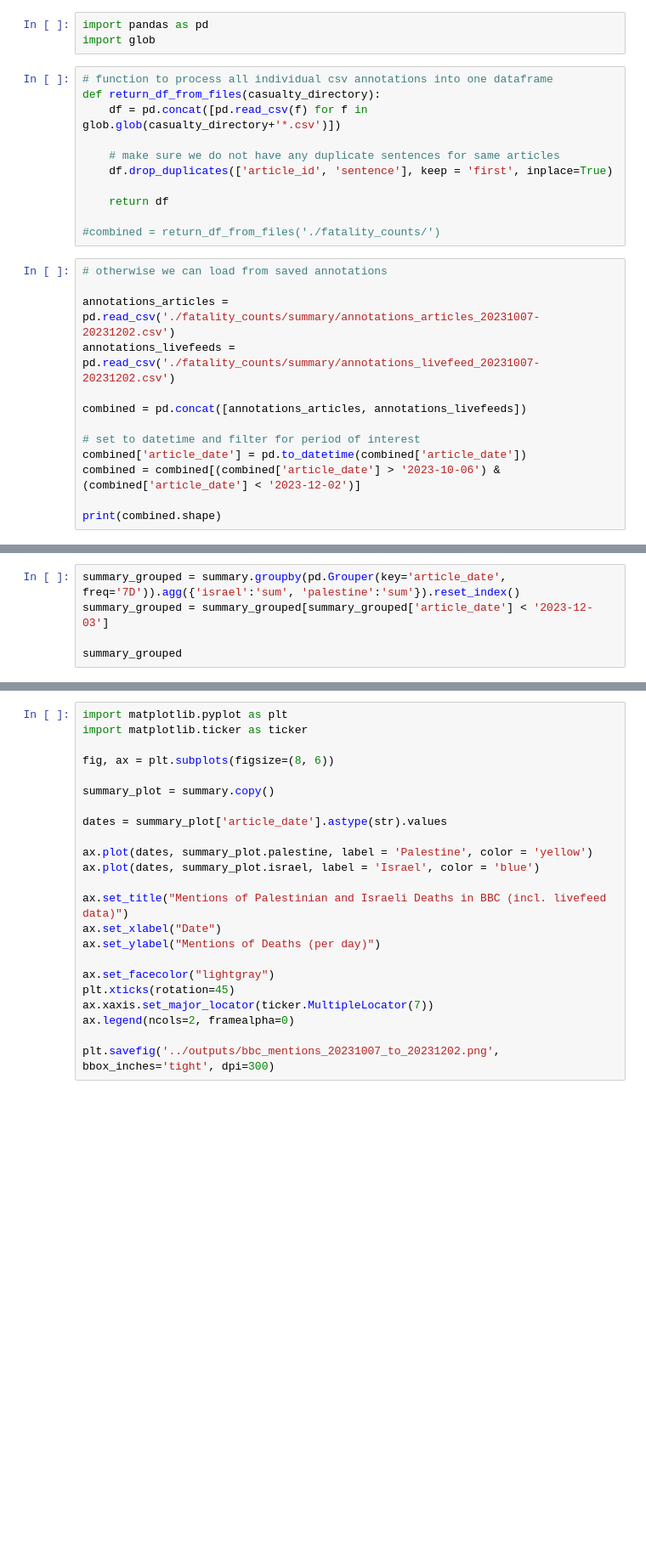
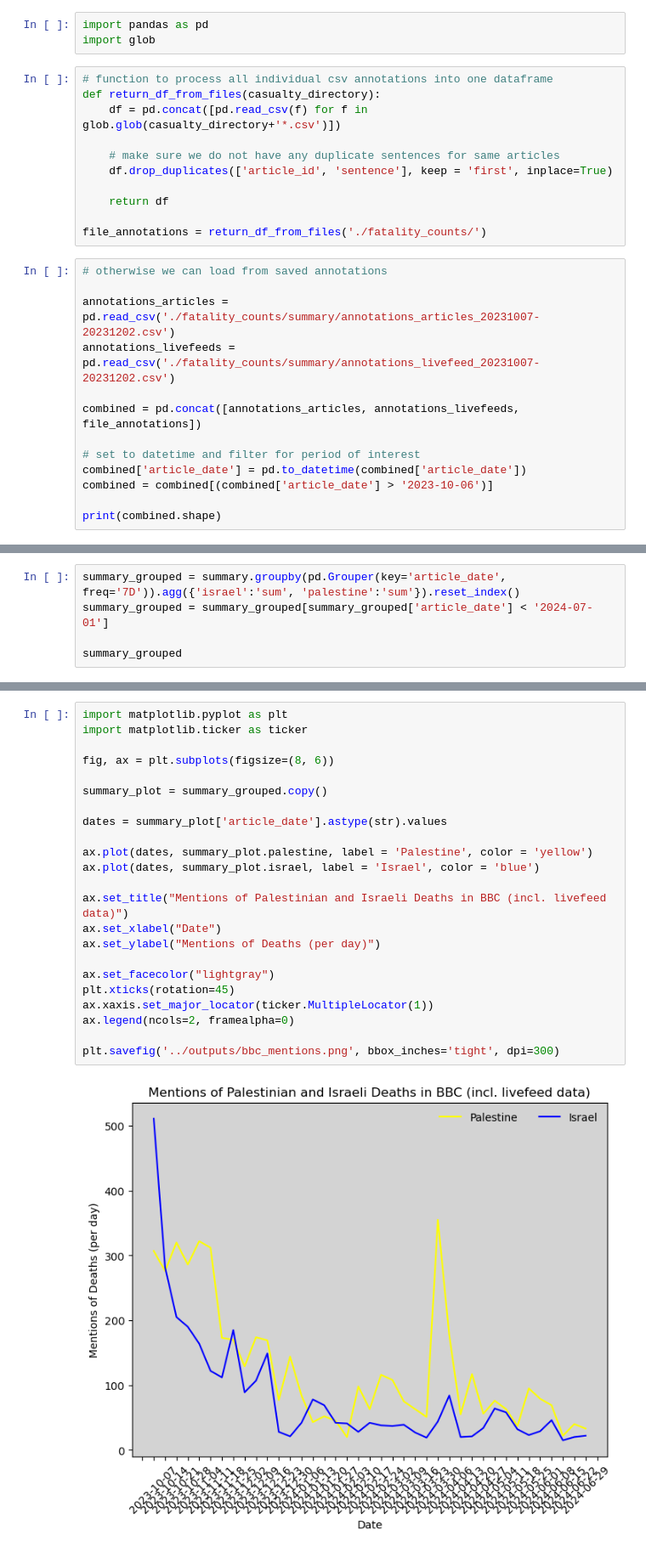
Before and after one commit to liet-git/bbc-bias, a Jupyter notebook: nlp/plot_mentions.ipynb, the cells around one changed output, grey strips where cells are left out. Shown: that part at 85% size. Drawn from its saved outputs; the diff is of its cells as text; blank space fills up the shorter version.

Commit message:
fixing filters on annotation plotting

```diff
--- a/nlp/plot_mentions.ipynb
+++ b/nlp/plot_mentions.ipynb
@@ -11,17 +11,17 @@ def return_df_from_files(casualty_directory):
 
     return df
 
-#combined = return_df_from_files('./fatality_counts/')
+file_annotations = return_df_from_files('./fatality_counts/')
 # %%
 # otherwise we can load from saved annotations
 
 annotations_articles = pd.read_csv('./fatality_counts/summary/annotations_articles_20231007-20231202.csv')
 annotations_livefeeds = pd.read_csv('./fatality_counts/summary/annotations_livefeed_20231007-20231202.csv')
 
-combined = pd.concat([annotations_articles, annotations_livefeeds])
+combined = pd.concat([annotations_articles, annotations_livefeeds, file_annotations])
 
 # set to datetime and filter for period of interest
 combined['article_date'] = pd.to_datetime(combined['article_date'])
-combined = combined[(combined['article_date'] > '2023-10-06') & (combined['article_date'] < '2023-12-02')]
+combined = combined[(combined['article_date'] > '2023-10-06')]
 
 print(combined.shape)
@@ -41,5 +50,5 @@ summary.head(5)
 # %%
 summary_grouped = summary.groupby(pd.Grouper(key='article_date', freq='7D')).agg({'israel':'sum', 'palestine':'sum'}).reset_index()
-summary_grouped = summary_grouped[summary_grouped['article_date'] < '2023-12-03']
+summary_grouped = summary_grouped[summary_grouped['article_date'] < '2024-07-01']
 
 summary_grouped
@@ -46,23 +73,25 @@ summary_grouped
 # %%
 import matplotlib.pyplot as plt
 import matplotlib.ticker as ticker
 
 fig, ax = plt.subplots(figsize=(8, 6))
 
-summary_plot = summary.copy()
+summary_plot = summary_grouped.copy()
 
 dates = summary_plot['article_date'].astype(str).values
 
 ax.plot(dates, summary_plot.palestine, label = 'Palestine', color = 'yellow')
 ax.plot(dates, summary_plot.israel, label = 'Israel', color = 'blue')
 
 ax.set_title("Mentions of Palestinian and Israeli Deaths in BBC (incl. livefeed data)")
 ax.set_xlabel("Date")
 ax.set_ylabel("Mentions of Deaths (per day)")
 
 ax.set_facecolor("lightgray")
 plt.xticks(rotation=45)
-ax.xaxis.set_major_locator(ticker.MultipleLocator(7))
+ax.xaxis.set_major_locator(ticker.MultipleLocator(1))
 ax.legend(ncols=2, framealpha=0)
 
-plt.savefig('../outputs/bbc_mentions_20231007_to_20231202.png', bbox_inches='tight', dpi=300)
+plt.savefig('../outputs/bbc_mentions.png', bbox_inches='tight', dpi=300)
+# %% [output]
+[figure, added]
```
Also changed, not shown: parts of 3 cells of this notebook.
